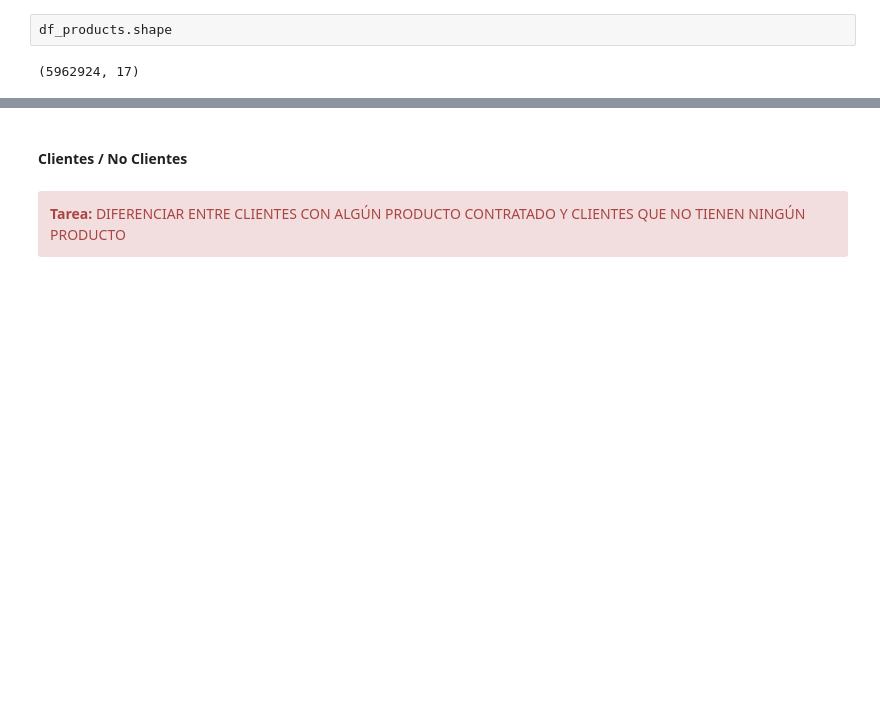
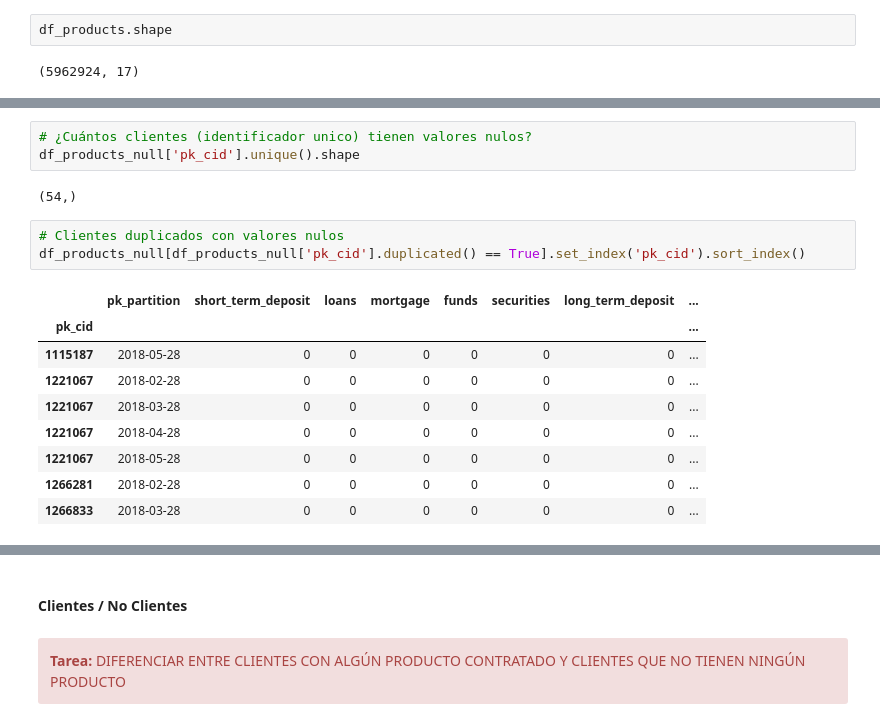
Before and after one commit to sergiomasavi/EasyMoney, a Jupyter notebook: Notebooks/TAREA_1_ANALISIS.ipynb, the cells around one changed output, grey strips where cells are left out. Saved outputs shown, nothing was run; the diff lists cells and outputs as text; blank space fills up the shorter version.

```diff
--- a/Notebooks/TAREA_1_ANALISIS.ipynb
+++ b/Notebooks/TAREA_1_ANALISIS.ipynb
@@ -367,0 +370,18 @@ df_products.shape
+# %%
+# ¿Cuántos clientes (identificador unico) tienen valores nulos?
+df_products_null['pk_cid'].unique().shape
+# %% [output]
+(54,)
+# %%
+# Clientes duplicados con valores nulos
+df_products_null[df_products_null['pk_cid'].duplicated() == True].set_index('pk_cid').sort_index()
+# %% [output]
+|  | pk_partition | short_term_deposit | loans | mortgage | funds | securities | long_term_deposit | ... |
+| pk_cid |  |  |  |  |  |  |  | ... |
+| 1115187 | 2018-05-28 | 0 | 0 | 0 | 0 | 0 | 0 | ... |
+| 1221067 | 2018-02-28 | 0 | 0 | 0 | 0 | 0 | 0 | ... |
+| 1221067 | 2018-03-28 | 0 | 0 | 0 | 0 | 0 | 0 | ... |
+| 1221067 | 2018-04-28 | 0 | 0 | 0 | 0 | 0 | 0 | ... |
+| 1221067 | 2018-05-28 | 0 | 0 | 0 | 0 | 0 | 0 | ... |
+| 1266281 | 2018-02-28 | 0 | 0 | 0 | 0 | 0 | 0 | ... |
+| 1266833 | 2018-03-28 | 0 | 0 | 0 | 0 | 0 | 0 | ... |
```
Also changed, not shown: parts of 32 cells of this notebook, 1 other file.
